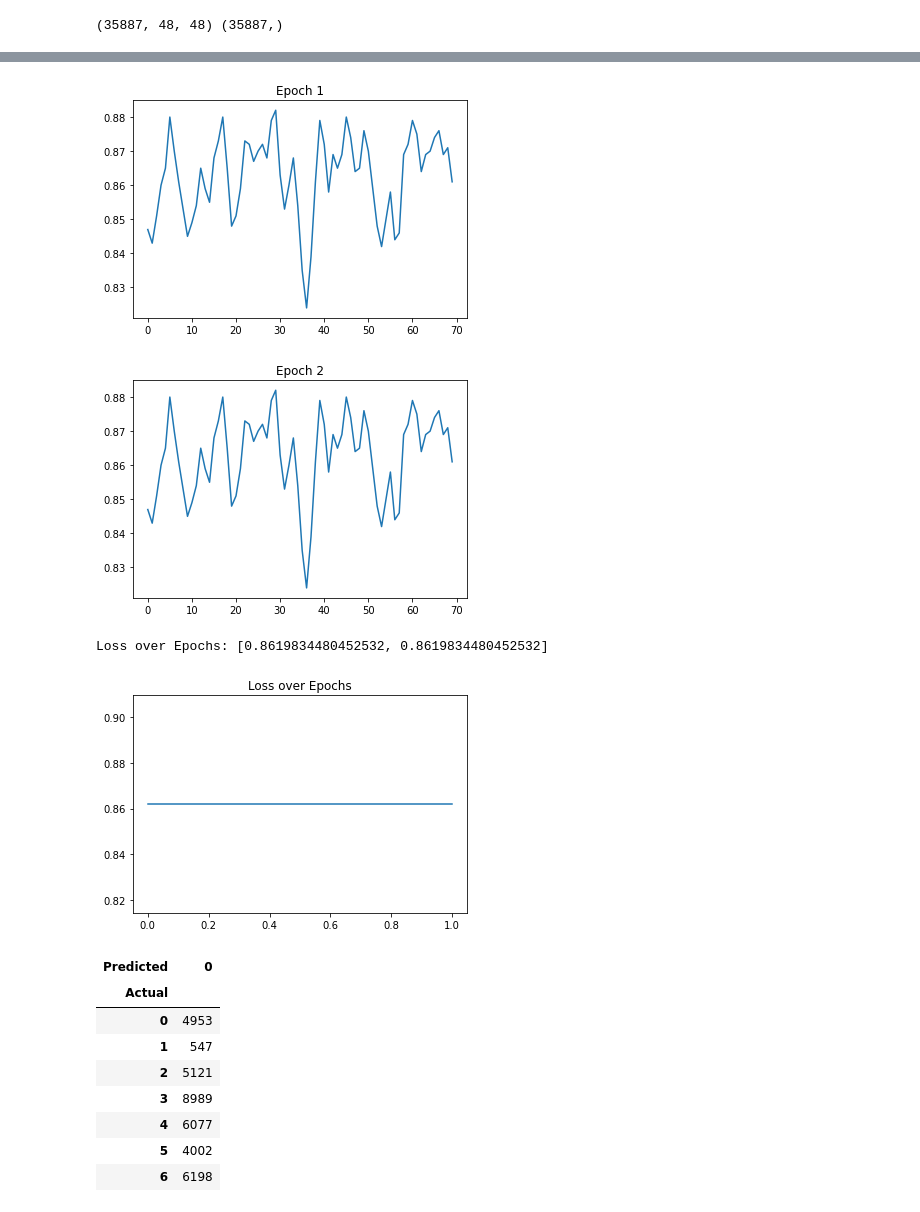
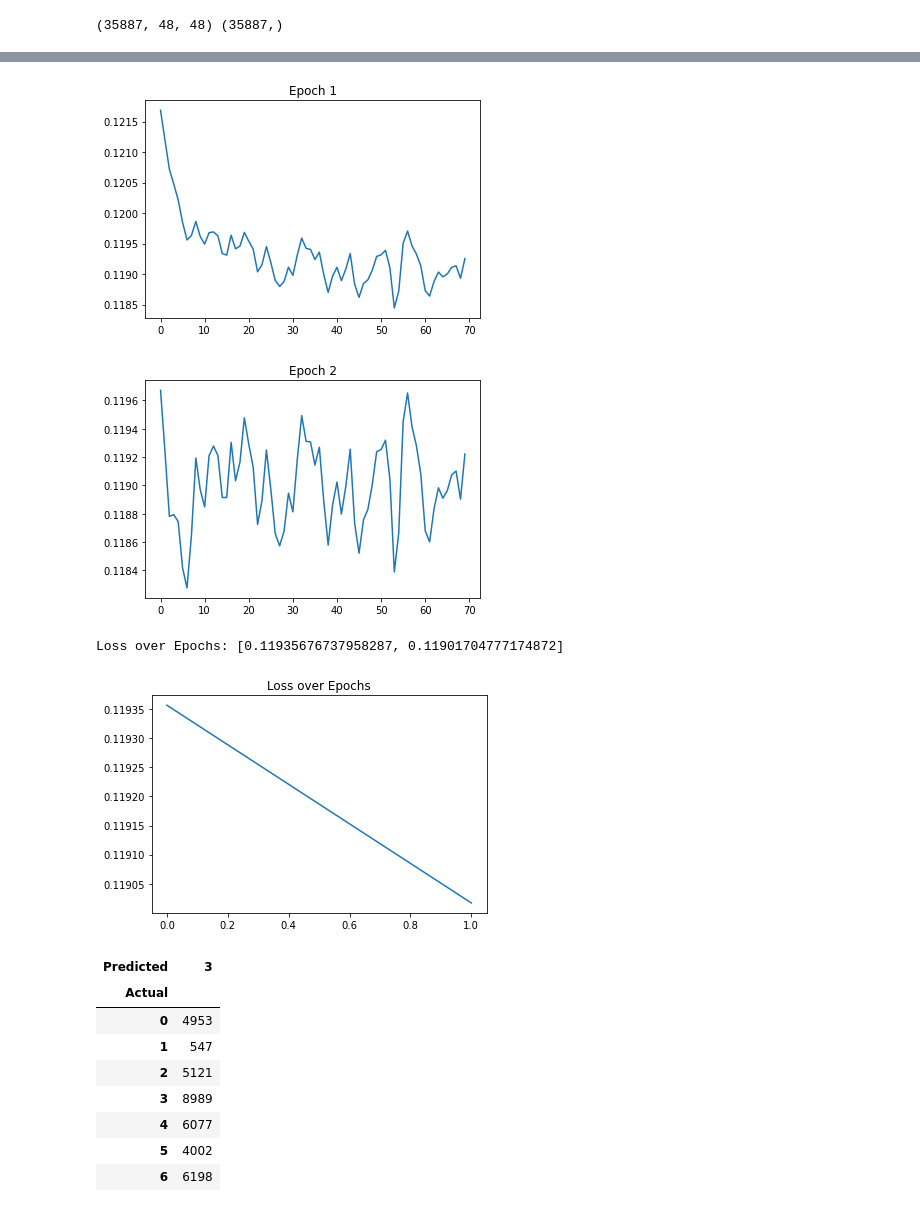
Before and after one commit to Adithya-Jayan/EC460_NNDL, a Jupyter notebook: Assignment 3.ipynb, the cells around one changed output, grey strips where cells are left out. Drawn from its saved outputs; the diff is of its cells as text; code cells hidden in the pictures.

```diff
--- a/Assignment 3.ipynb
+++ b/Assignment 3.ipynb
@@ -32,8 +32,3 @@ species.
 - (v) Print confusion matrix, calculate classification metrics such as precision, recall, f1-score and accuracy and ROUC curve for each loss function.
 - (vi) Repeat part (ii) to (v) using Adam gradient descent algorithm
 - (vii) Implement above ANN model with Keras Library and verify the above results.
-# %%
-dataframe = pandas.read_csv("iris.csv", header=None)
-dataset = dataframe.values
-X = dataset[:,0:4].astype(float)
-Y = dataset[:,4]
@@ -39,0 +168,13 @@ Y = dataset[:,4]
+# %%
+from sklearn.datasets import load_iris
+data = load_iris()
+# %%
+X_train = data['data']
+Y_train = data['target']
+col_names = data['target_names']
+# %%
+#Defining the model
+
+Model = add_dense_layer(5,input_size =4)
+Model = add_dense_layer(5,Model)
+Model = add_dense_layer(3,Model)
@@ -229,55 +345,56 @@ learning_rate = 0.01
 Epochs = 2
 
 Loss = []
 for i in tqdm.tqdm(range(Epochs),position   = 0,leave = True,desc = "Epochs"):
 
     record = []
+    prediction = []
     for X,Truth in tqdm.tqdm(zip(X_train,Y_train),position   = 1,leave = False,total = len(Y_train), desc = "Input Images"):
 
         X = X.flatten()/255
 
         #Obtain Predictions
-        Outputs = Forward_propogation(Model,X,softmax)
-
-        #Save prediction for plotting
-        record = record + [np.argmax(Outputs[-1])]
+        Outputs = Forward_propogation(Model,X,sigmoid_activation)
 
         #Calculate error
         temp = [0]*n_classes
         temp[Truth] = 1
-        Error = (Outputs[-1] - temp)* learning_rate
+        Error = -2 * (temp - Outputs[-1])* learning_rate
+
+        #Save prediction for plotting
+        record = record + [np.mean(np.square(temp - Outputs[-1]))]
+        prediction = prediction + [np.argmax(Outputs[-1])]
 
         #Backpropogate using error
-        Model = Back_propogation(Model,Outputs,Error,softmax)
+        Model = Back_propogation(Model,Outputs,Error,sigmoid_activation)
 
     plt.figure()
-    Accuracy  = (record != Y_train)
-    plt.plot([np.mean(Accuracy[i:i+1000]) for i in range(0,len(Accuracy)-1000,500)])
+    plt.plot([np.mean(record[i:i+1000]) for i in range(0,len(record)-1000,500)])
     plt.title("Epoch {}".format(i+1))
     plt.show()
 
-    Loss = Loss + [np.mean(record != Y_train)]
+    Loss = Loss + [np.mean(record)]
 
 plt.figure()
 plt.plot(Loss)
 plt.title("Loss over Epochs")
 plt.show
 
 print("Loss over Epochs:",Loss)
 # %% [output]
-[figure, old version]
+[figure, new version]
-[figure, old version]
+[figure, new version]
-Loss over Epochs: [0.8619834480452532, 0.8619834480452532]
+Loss over Epochs: [0.11935676737958287, 0.11901704777174872]
-[figure, old version]
+[figure, new version]
 # %%
 #Display confusion Matrix
 
 y_actu = pd.Series(Y_train, name='Actual')
-y_pred = pd.Series(record, name='Predicted')
+y_pred = pd.Series(prediction, name='Predicted')
 df_confusion = pd.crosstab(y_actu, y_pred)
 df_confusion
 # %% [output]
-| Predicted | 0 |
+| Predicted | 3 |
 | Actual |  |
 | 0 | 4953 |
 | 1 | 547 |
```
Also changed, not shown: parts of 16 cells of this notebook.
